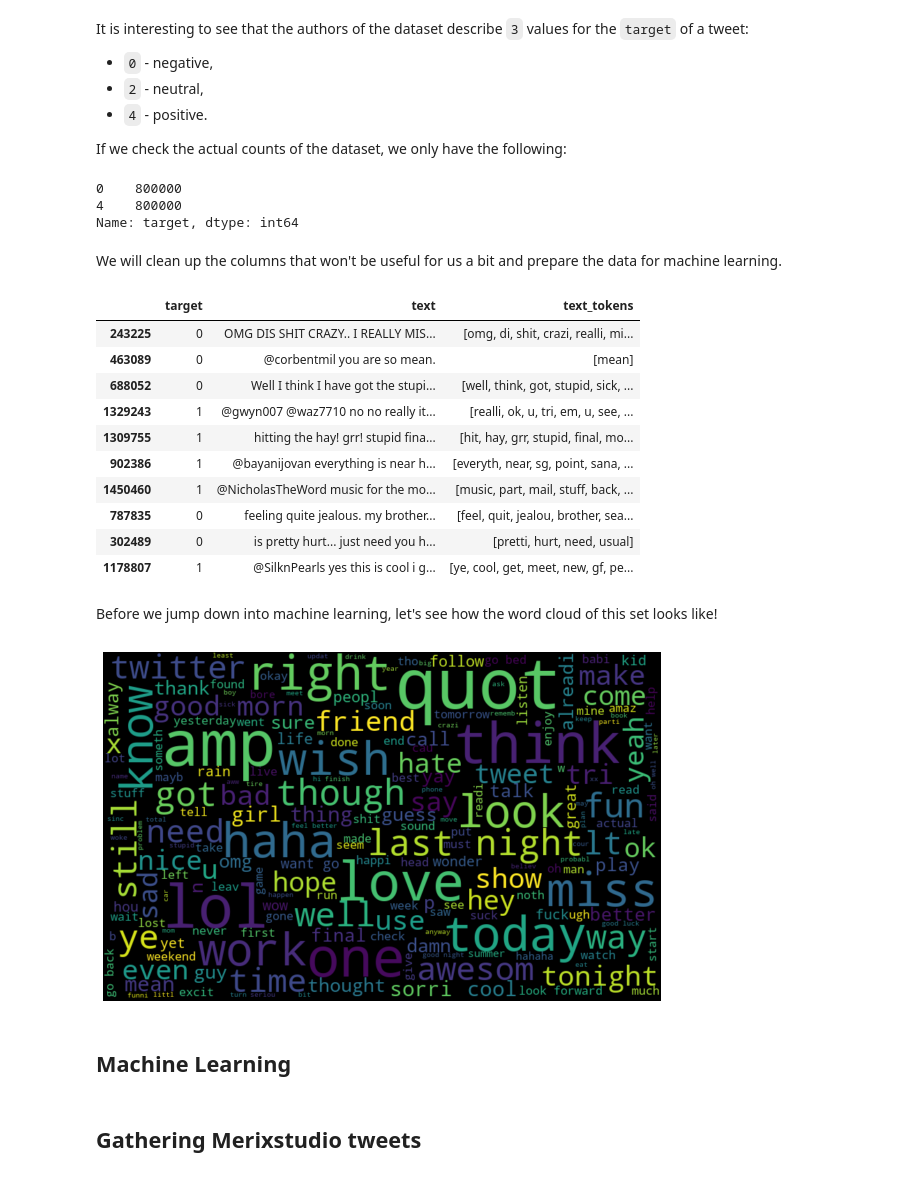
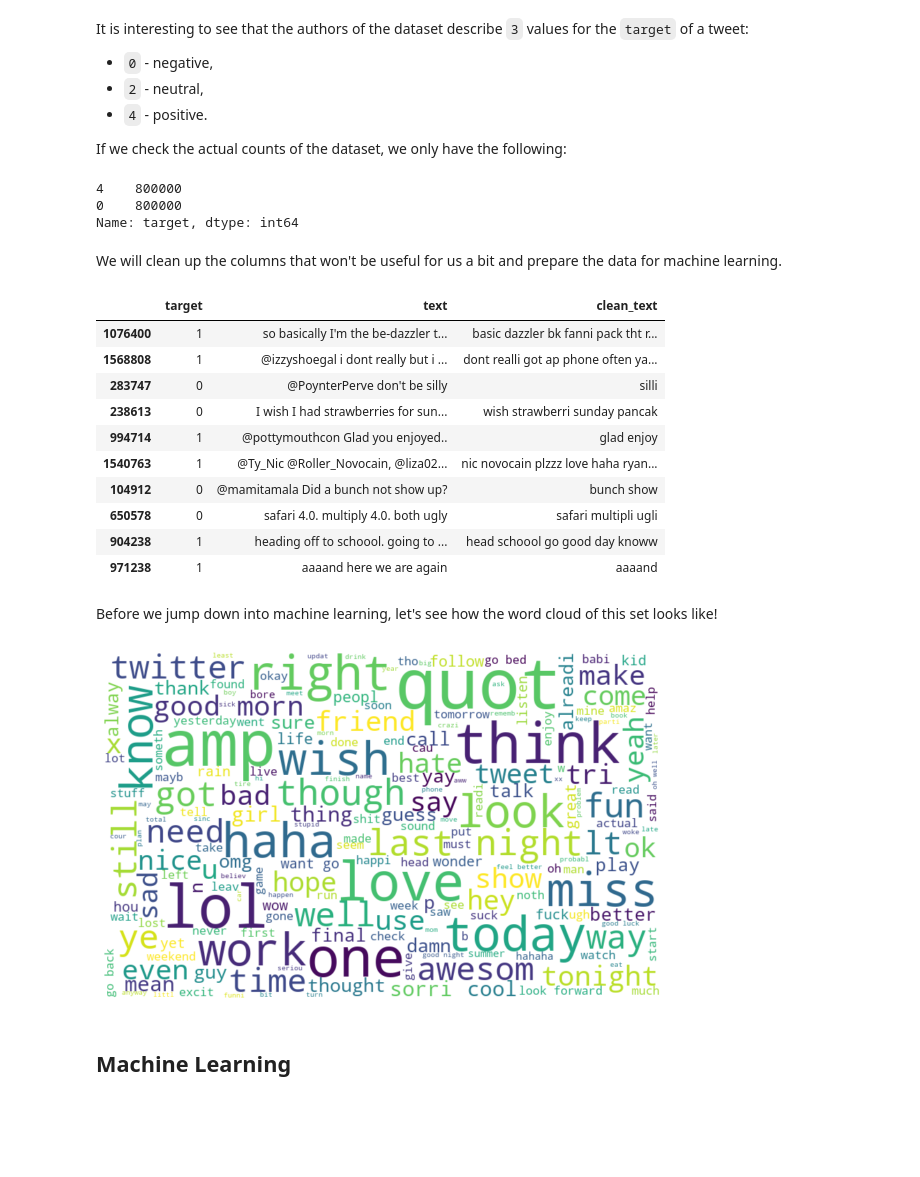
Before and after one commit to lukzmu/data-science, a Jupyter notebook: Other/Merixstudio twitter sentiment analysis/notebook.ipynb, the cells around one changed output. Cells and saved outputs as stored; diff of their text form; code cells hidden in the pictures; blank space fills up the shorter version.

```diff
--- a/Other/Merixstudio twitter sentiment analysis/notebook.ipynb
+++ b/Other/Merixstudio twitter sentiment analysis/notebook.ipynb
@@ -17,7 +45,7 @@ from matplotlib import pyplot as plt
 # %%
-# Constants
-RANDOM_STATE = 42  # Answer to Everything
-DATA_LOCATION = "data/training.1600000.processed.noemoticon.csv"
+# Data Constants
+DATA_LOCATION = "/kaggle/input/sentiment140/training.1600000.processed.noemoticon.csv"
+GLOVE_LOCATION = "/kaggle/input/glove6b100dtxt/glove.6B.100d.txt"
 STOP_WORDS = set(stopwords.words("english"))
 STEMMER = PorterStemmer()
 LEMMATIZER = WordNetLemmatizer()
@@ -64,8 +98,8 @@ If we check the actual counts of the dataset, we only have the following:
 # %%
 tweets.target.value_counts()
 # %% [output]
+4    800000
 0    800000
-4    800000
 Name: target, dtype: int64
 # %% [markdown]
 We will clean up the columns that won't be useful for us a bit and prepare the data for machine learning.
@@ -74,10 +108,10 @@ We will clean up the columns that won't be useful for us a bit and prepare the d
 tweets = tweets[["target", "text"]]
 # %%
 # Map target values to 0 and 1
-tweets["target"].replace({4: 1}, inplace=True)
+tweets.target.replace({4: 1}, inplace=True)
 # %%
 # We will define this method as it will be useful later
-def create_tweet_tokens(text: str) -> List[str]:
+def clean_tweet_text(text: str) -> str:
     # Clean mentions, punctuation, etc.
     tokens = re.sub(
         "(&gt;)|(@[A-Za-z0-9]+)|([^0-9A-Za-z \t])|(\w+:\/\/\S+)|(\d+)",
@@ -94,50 +128,49 @@ def create_tweet_tokens(text: str) -> List[str]:
     # Lemmatize words (get actual word for the language)
     tokens = [LEMMATIZER.lemmatize(token) for token in tokens]
 
-    return tokens
+    return " ".join(tokens)
 
 
-text_tokens = []
-for text in tqdm(tweets["text"], desc="Processing rows"):
-    tokens = create_tweet_tokens(text)
-    text_tokens.append(tokens)
-tweets["text_tokens"] = text_tokens
+clean_text = []
+for text in tqdm(tweets.text, desc="Processing rows"):
+    text = clean_tweet_text(text)
+    clean_text.append(text)
+tweets["clean_text"] = clean_text
 
 tweets.sample(10)
 # %% [output]
-|  | target | text | text_tokens |
-| 243225 | 0 | OMG DIS SHIT CRAZY.. I REALLY MIS... | [omg, di, shit, crazi, realli, mi... |
-| 463089 | 0 | @corbentmil you are so mean. | [mean] |
-| 688052 | 0 | Well I think I have got the stupi... | [well, think, got, stupid, sick, ... |
-| 1329243 | 1 | @gwyn007 @waz7710 no no really it... | [realli, ok, u, tri, em, u, see, ... |
-| 1309755 | 1 | hitting the hay! grr! stupid fina... | [hit, hay, grr, stupid, final, mo... |
-| 902386 | 1 | @bayanijovan everything is near h... | [everyth, near, sg, point, sana, ... |
-| 1450460 | 1 | @NicholasTheWord music for the mo... | [music, part, mail, stuff, back, ... |
-| 787835 | 0 | feeling quite jealous. my brother... | [feel, quit, jealou, brother, sea... |
-| 302489 | 0 | is pretty hurt... just need you h... | [pretti, hurt, need, usual] |
-| 1178807 | 1 | @SilknPearls yes this is cool i g... | [ye, cool, get, meet, new, gf, pe... |
+|  | target | text | clean_text |
+| 1076400 | 1 | so basically I'm the be-dazzler t... | basic dazzler bk fanni pack tht r... |
+| 1568808 | 1 | @izzyshoegal i dont really but i ... | dont realli got ap phone often ya... |
+| 283747 | 0 | @PoynterPerve don't be silly | silli |
+| 238613 | 0 | I wish I had strawberries for sun... | wish strawberri sunday pancak |
+| 994714 | 1 | @pottymouthcon Glad you enjoyed.. | glad enjoy |
+| 1540763 | 1 | @Ty_Nic @Roller_Novocain, @liza02... | nic novocain plzzz love haha ryan... |
+| 104912 | 0 | @mamitamala Did a bunch not show up? | bunch show |
+| 650578 | 0 | safari 4.0. multiply 4.0. both ugly | safari multipli ugli |
+| 904238 | 1 | heading off to schoool. going to ... | head schoool go good day knoww |
+| 971238 | 1 | aaaand here we are again | aaaand |
 # %% [markdown]
 Before we jump down into machine learning, let's see how the word cloud of this set looks like!
 # %%
 # Join all the words!
-all_words = " ".join([" ".join(token) for token in tweets["text_tokens"]])
+all_words = " ".join([text for text in tweets.clean_text])
 
 # Create a word cloud
 wordcloud = WordCloud(
     width=800,
     height=500,
     random_state=RANDOM_STATE,
     max_font_size=100,
+    background_color="white",
 ).generate(all_words)
 
 # And display it!
 plt.figure(figsize=(10, 10))
 plt.imshow(wordcloud, interpolation="bilinear")
 plt.axis("off")
 plt.show()
 # %% [output]
-[figure, old version]
+[figure, new version]
 # %% [markdown]
 ## Machine Learning
-# %% [markdown]
-## Gathering Merixstudio tweets
```
Also changed, not shown: parts of 14 cells of this notebook.
